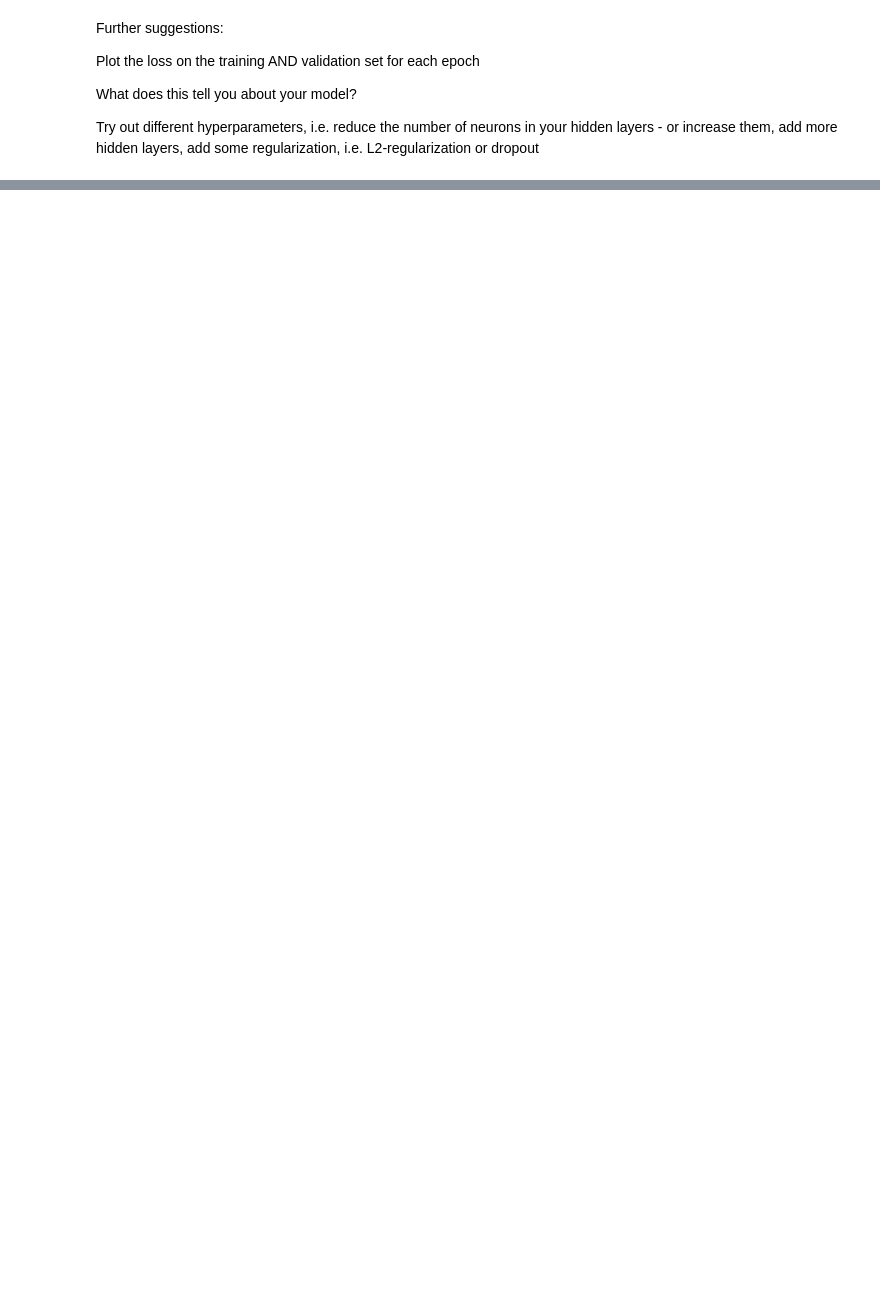
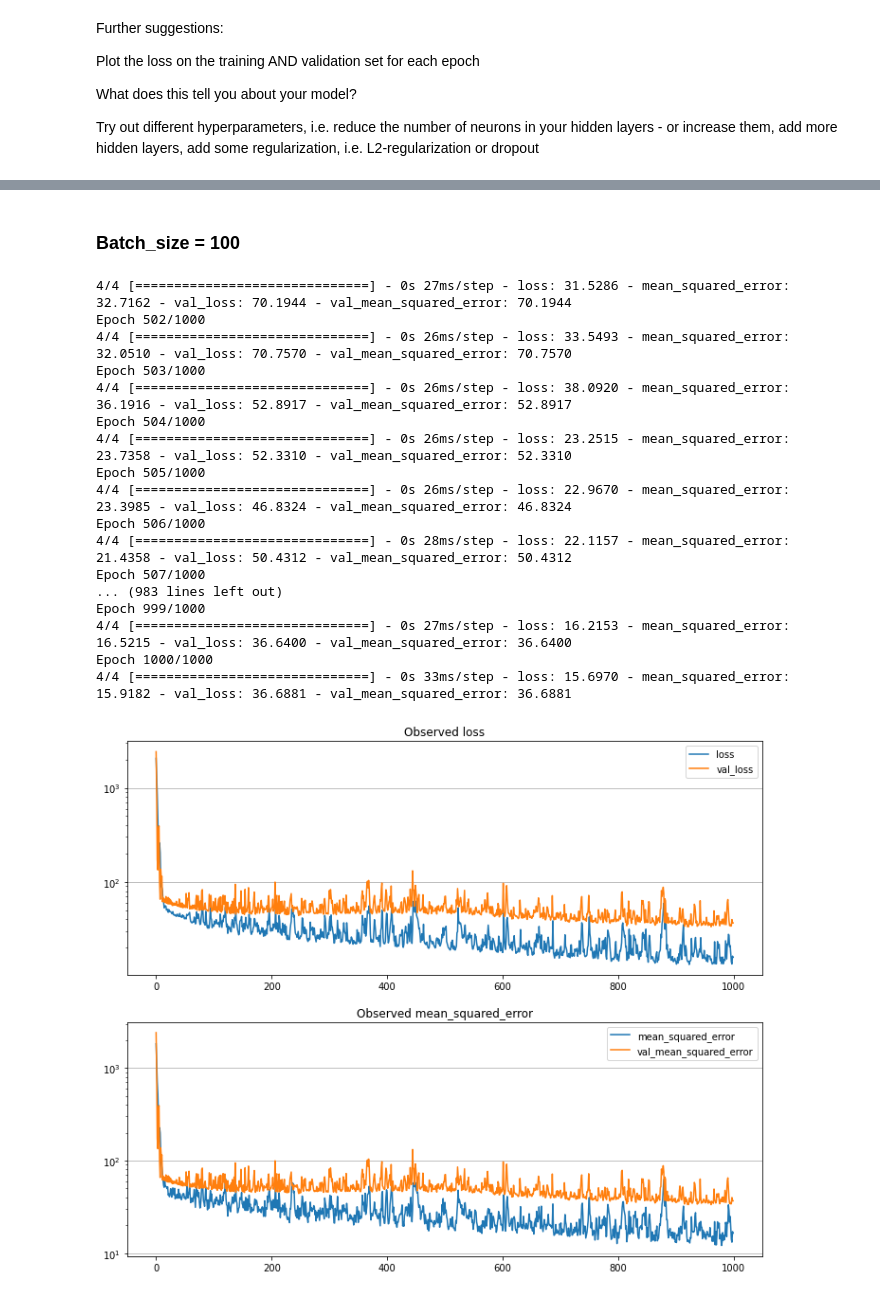
Before and after one commit to peto-ivanov/gda, a Jupyter notebook: quests/NN-quest_Keras_2.ipynb, the cells around one changed output, grey strips where cells are left out. Saved outputs shown, nothing was run; the diff lists cells and outputs as text; code cells hidden in the pictures; blank space fills up the shorter version.

```diff
--- a/quests/NN-quest_Keras_2.ipynb
+++ b/quests/NN-quest_Keras_2.ipynb
@@ -66,0 +338,27 @@ Try out different hyperparameters, i.e. reduce the number of neurons in your hid
+# %% [markdown]
+### Batch_size = 100
+# %%
+# Configuring batch size and number of epochs
+batch_size = 100
+
+# Run this
+model3 = run_this(batch_size)
+# %% [output]
+4/4 [==============================] - 0s 27ms/step - loss: 31.5286 - mean_squared_error: 32.7162 - val_loss: 70.1944 - val_mean_squared_error: 70.1944
+Epoch 502/1000
+4/4 [==============================] - 0s 26ms/step - loss: 33.5493 - mean_squared_error: 32.0510 - val_loss: 70.7570 - val_mean_squared_error: 70.7570
+Epoch 503/1000
+4/4 [==============================] - 0s 26ms/step - loss: 38.0920 - mean_squared_error: 36.1916 - val_loss: 52.8917 - val_mean_squared_error: 52.8917
+Epoch 504/1000
+4/4 [==============================] - 0s 26ms/step - loss: 23.2515 - mean_squared_error: 23.7358 - val_loss: 52.3310 - val_mean_squared_error: 52.3310
+Epoch 505/1000
+4/4 [==============================] - 0s 26ms/step - loss: 22.9670 - mean_squared_error: 23.3985 - val_loss: 46.8324 - val_mean_squared_error: 46.8324
+Epoch 506/1000
+4/4 [==============================] - 0s 28ms/step - loss: 22.1157 - mean_squared_error: 21.4358 - val_loss: 50.4312 - val_mean_squared_error: 50.4312
+Epoch 507/1000
+... (983 lines left out)
+Epoch 999/1000
+4/4 [==============================] - 0s 27ms/step - loss: 16.2153 - mean_squared_error: 16.5215 - val_loss: 36.6400 - val_mean_squared_error: 36.6400
+Epoch 1000/1000
+4/4 [==============================] - 0s 33ms/step - loss: 15.6970 - mean_squared_error: 15.9182 - val_loss: 36.6881 - val_mean_squared_error: 36.6881
+[figure, added]
```
Also changed, not shown: parts of 53 cells of this notebook.
